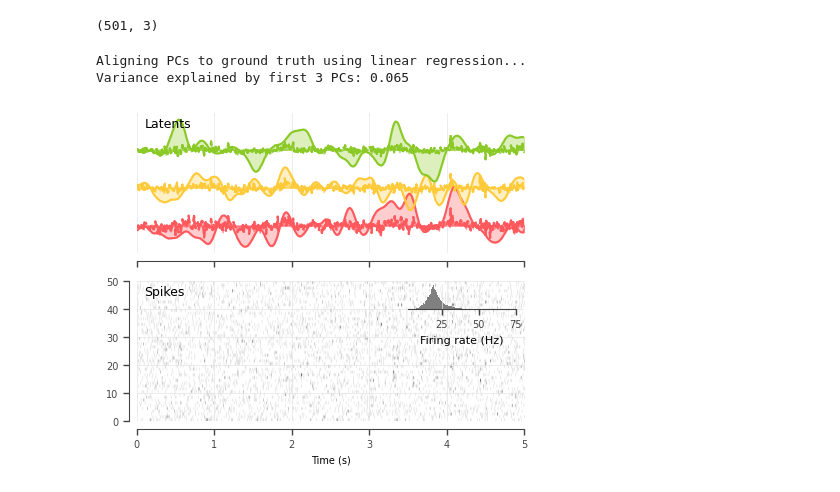
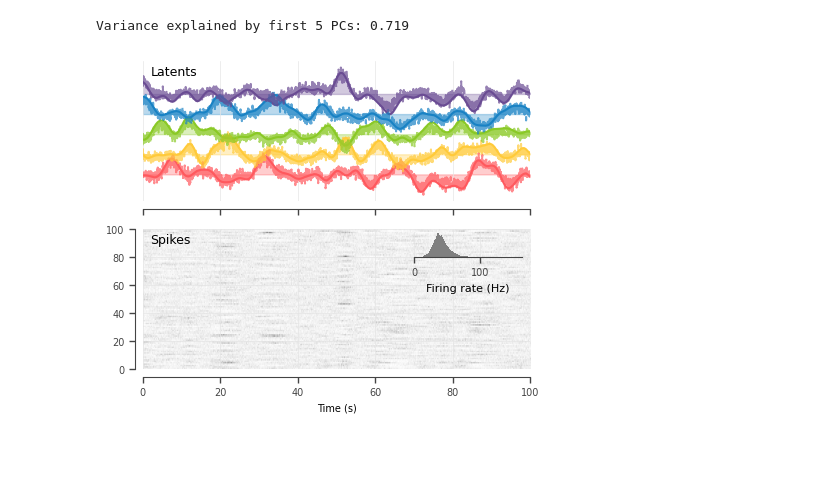
Before and after one commit to TomGeorge1234/pomoco, a Jupyter notebook: notebooks/training.ipynb, the cells around one changed output. Saved outputs shown, nothing was run; the diff lists cells and outputs as text; code cells hidden in the pictures; blank space fills up the shorter version.

```diff
--- a/notebooks/training.ipynb
+++ b/notebooks/training.ipynb
@@ -19,11 +19,11 @@ from toy_rnn.rnn import MultiSetRNN
 from synthetic_data.gaussian_process import GPSpikeGenerator
 # %%
 # Configuration
-LATENT_DIM = 3
-LATENT_TIMESCALE = 0.1
-DT = 0.01
-MEDIAN_FIRING_RATE = 20.0
-NUM_NEURONS = 50
+LATENT_DIM = 5
+LATENT_TIMESCALE = 2.0
+DT = 0.05
+MEDIAN_FIRING_RATE = 40.0
+NUM_NEURONS = 100
 # %%
 # Dataset, responsible for generating "synthetic" data
 data_generator = GPSpikeGenerator(
@@ -35,6 +35,6 @@ data_generator = GPSpikeGenerator(
     num_neurons=NUM_NEURONS,
 )
 # %%
-trial = data_generator.sample(total_time=5.0)
+trial = data_generator.sample(total_time=100.0)
 
-(time, latents, firing_rates, spike_counts, spike_times, spike_unit_ids) = trial
+time, latents, firing_rates, spike_counts, spike_times, spike_unit_ids = trial['time'], trial['latents'], trial['firing_rates'], trial['spike_counts'], trial['spike_times'], trial['spike_unit_ids']
@@ -92,30 +95,27 @@ def fit_pcs(data, n_pcs=None, ground_truth=None,):
     pcs = pca.fit_transform(data_centered)
     if ground_truth is not None:
         from sklearn.linear_model import LinearRegression
-        print("Aligning PCs to ground truth using linear regression...")
+        assert pcs.shape == ground_truth.shape, "PCS and ground truth must have the same shape for alignment."
         reg = LinearRegression(fit_intercept=False).fit(pcs, ground_truth)
         pcs_aligned = reg.predict(pcs)
         return pcs_aligned
     return pcs
-# %%
-latents.shape
-# %% [output]
-(501, 3)
 # %%
-N_PCS = 3
-pcs = fit_pcs(spike_counts, n_pcs=N_PCS, ground_truth=latents)
+N_PCS = LATENT_DIM
+
+pcs = fit_pcs(spike_counts, n_pcs=N_PCS, ground_truth=latents[:, :N_PCS])
 r_sq = sklearn.metrics.r2_score(latents[:, :N_PCS], pcs)
 print(f'Variance explained by first {N_PCS} PCs: {r_sq:.3f}')
 
-# plot the PCs over the latents
-# reset the color cycle
+#deepcopy the figure from before
+from copy import deepcopy
+data_fig_pcs = deepcopy(data_fig)
+ax_latents = data_fig_pcs.axes[0]
 ax_latents.set_prop_cycle(None)
-for l in range(pcs.shape[1]):
-    line = ax_latents.plot(time, 3*l + pcs[:, l], linestyle='--')
-    ax_latents.fill_between(time, 3*l + pcs[:, l], 3*l, alpha=0.3, color=line[0].get_color())
+for l in range(N_PCS):
+    line = ax_latents.plot(time, 3*l + pcs[:, l], linestyle='--', alpha=0.7)
 
-data_fig
+data_fig_pcs
 # %% [output]
-Aligning PCs to ground truth using linear regression...
-Variance explained by first 3 PCs: 0.065
+Variance explained by first 5 PCs: 0.719
-[figure, old version]
+[figure, new version]
```
Also changed, not shown: parts of 6 cells of this notebook, 5 other files.
